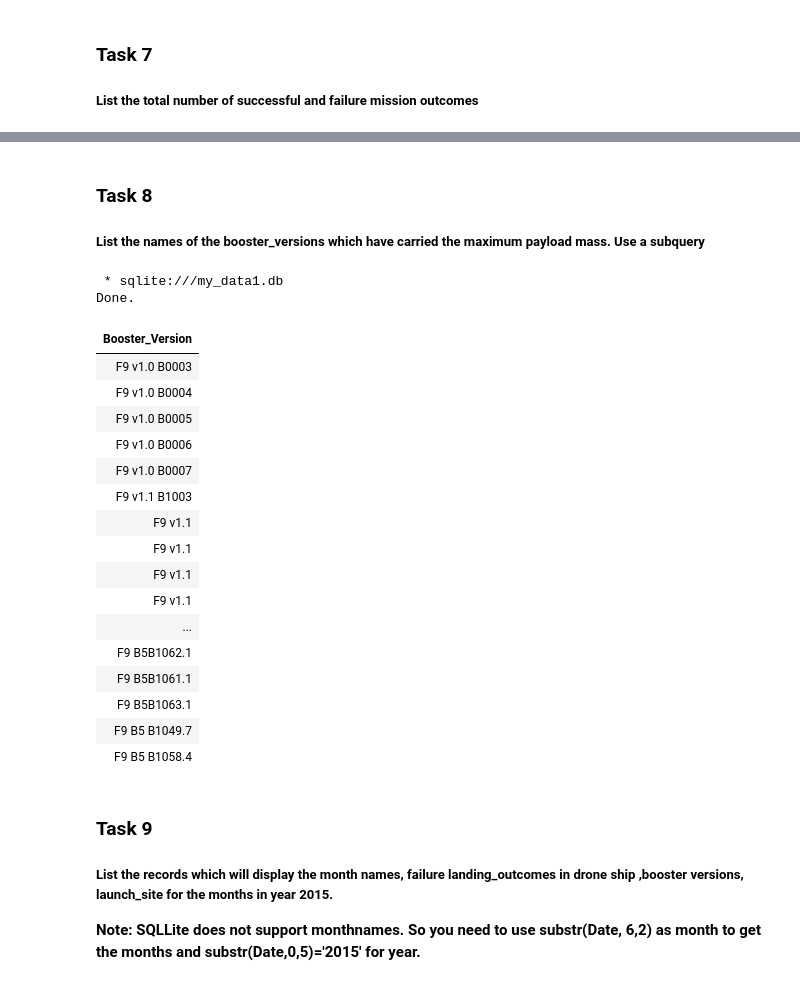
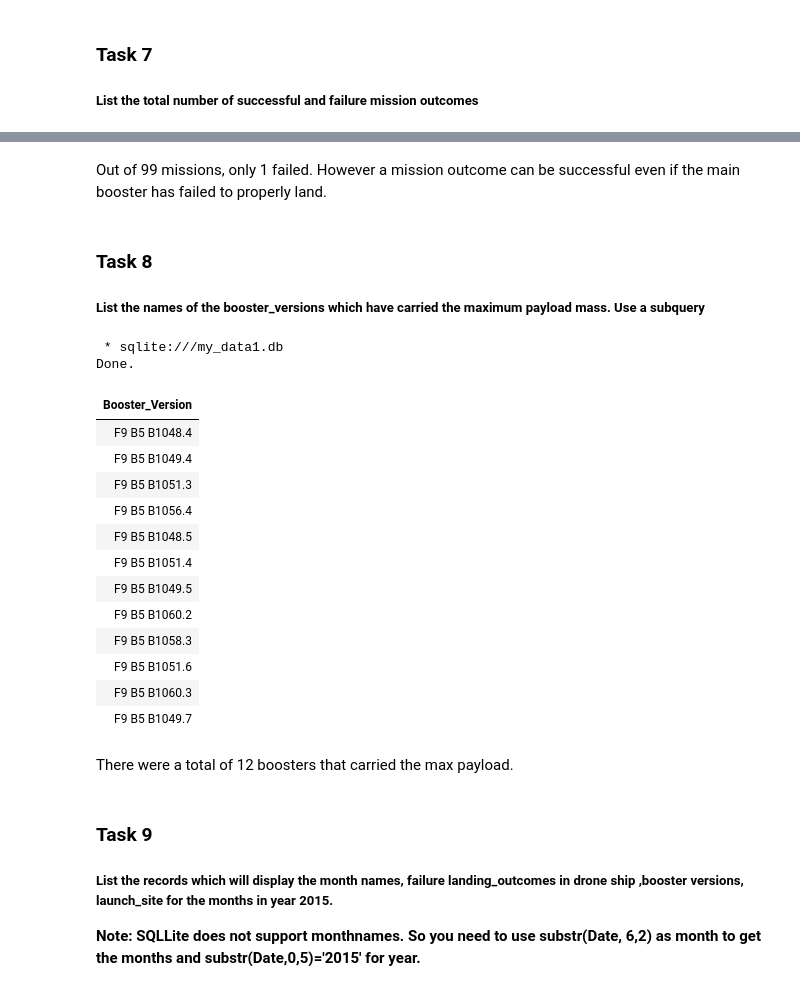
Before and after one commit to mcundins/CapstoneIBMDS, a Jupyter notebook: jupyter-labs-eda-sql-coursera_sqllite.ipynb, the cells around one changed output, grey strips where cells are left out. Saved outputs shown, nothing was run; the diff lists cells and outputs as text; code cells hidden in the pictures.

```diff
--- a/jupyter-labs-eda-sql-coursera_sqllite.ipynb
+++ b/jupyter-labs-eda-sql-coursera_sqllite.ipynb
@@ -265,4 +285,6 @@ Done.
 | 1 |
+# %% [markdown]
+Out of 99 missions, only 1 failed. However a mission outcome can be successful even if the main booster has failed to properly land.
 # %% [markdown]
 ### Task 8
 
@@ -270,29 +292,27 @@ Done.
 
 ##### List the   names of the booster_versions which have carried the maximum payload mass. Use a subquery
 # %%
-%sql select Booster_Version \
+%sql select distinct Booster_Version \
 from SPACEXTABLE \
-where (select max(PAYLOAD_MASS__KG_) from SPACEXTABLE)
+where PAYLOAD_MASS__KG_ = (select max(PAYLOAD_MASS__KG_) from SPACEXTABLE)
 # %% [output]
  * sqlite:///my_data1.db
 Done.
 | Booster_Version |
-| F9 v1.0 B0003 |
-| F9 v1.0 B0004 |
-| F9 v1.0 B0005 |
-| F9 v1.0 B0006 |
-| F9 v1.0 B0007 |
-| F9 v1.1 B1003 |
-| F9 v1.1 |
-| F9 v1.1 |
-| F9 v1.1 |
-| F9 v1.1 |
-| ... |
-| F9 B5B1062.1 |
-| F9 B5B1061.1 |
-| F9 B5B1063.1 |
+| F9 B5 B1048.4 |
+| F9 B5 B1049.4 |
+| F9 B5 B1051.3 |
+| F9 B5 B1056.4 |
+| F9 B5 B1048.5 |
+| F9 B5 B1051.4 |
+| F9 B5 B1049.5 |
+| F9 B5 B1060.2 |
+| F9 B5 B1058.3 |
+| F9 B5 B1051.6 |
+| F9 B5 B1060.3 |
 | F9 B5 B1049.7 |
-| F9 B5 B1058.4 |
+# %% [markdown]
+There were a total of 12 boosters that carried the max payload.
 # %% [markdown]
 ### Task 9
 
```
Also changed, not shown: parts of 16 cells of this notebook.
